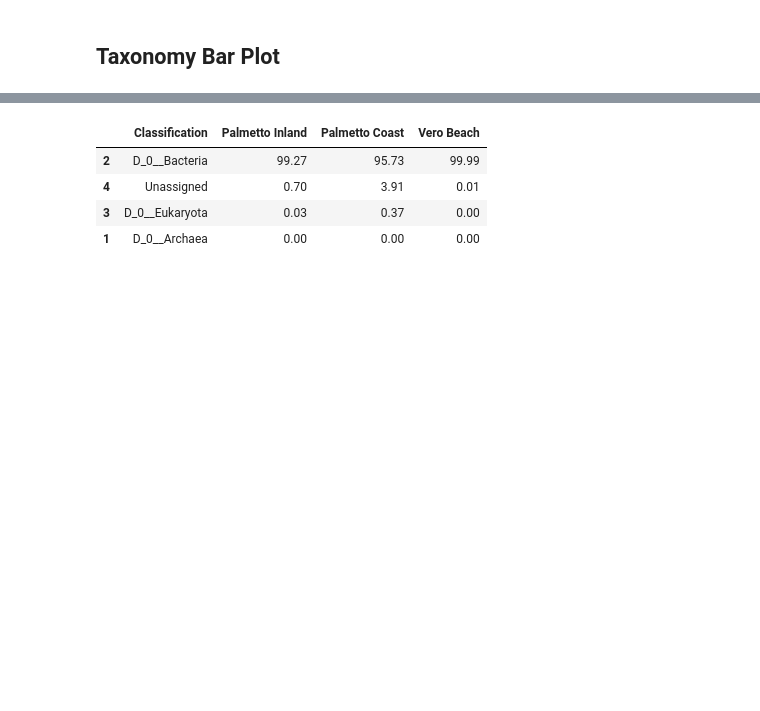
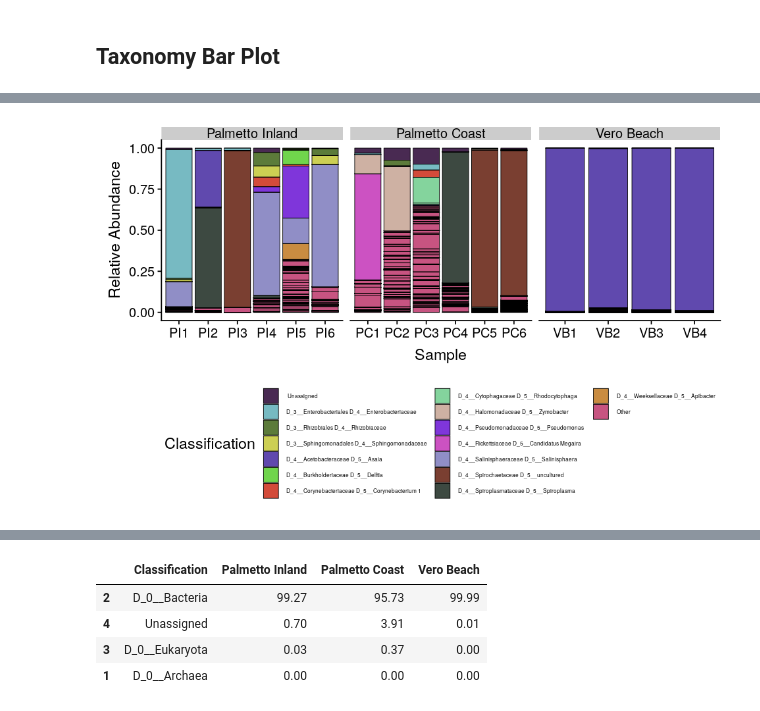
Before and after one commit to diegoibt/PeerJ_Culex_nigripalpus, a Jupyter notebook: TaxonomyPlots.ipynb, the cells around one changed output, grey strips where cells are left out. Cells and saved outputs as stored; diff of their text form; code cells hidden in the pictures; blank space fills up the shorter version.

```diff
--- a/TaxonomyPlots.ipynb
+++ b/TaxonomyPlots.ipynb
@@ -57,0 +76,4 @@ ggplot(genus_tab, aes(x=SampleID, y=RelAbund, fill=Classification)) +
+# %%
+taxonomy_barplot(6)
+# %% [output]
+[figure, added]
```
Also changed, not shown: parts of 16 cells of this notebook, 10 other files.
